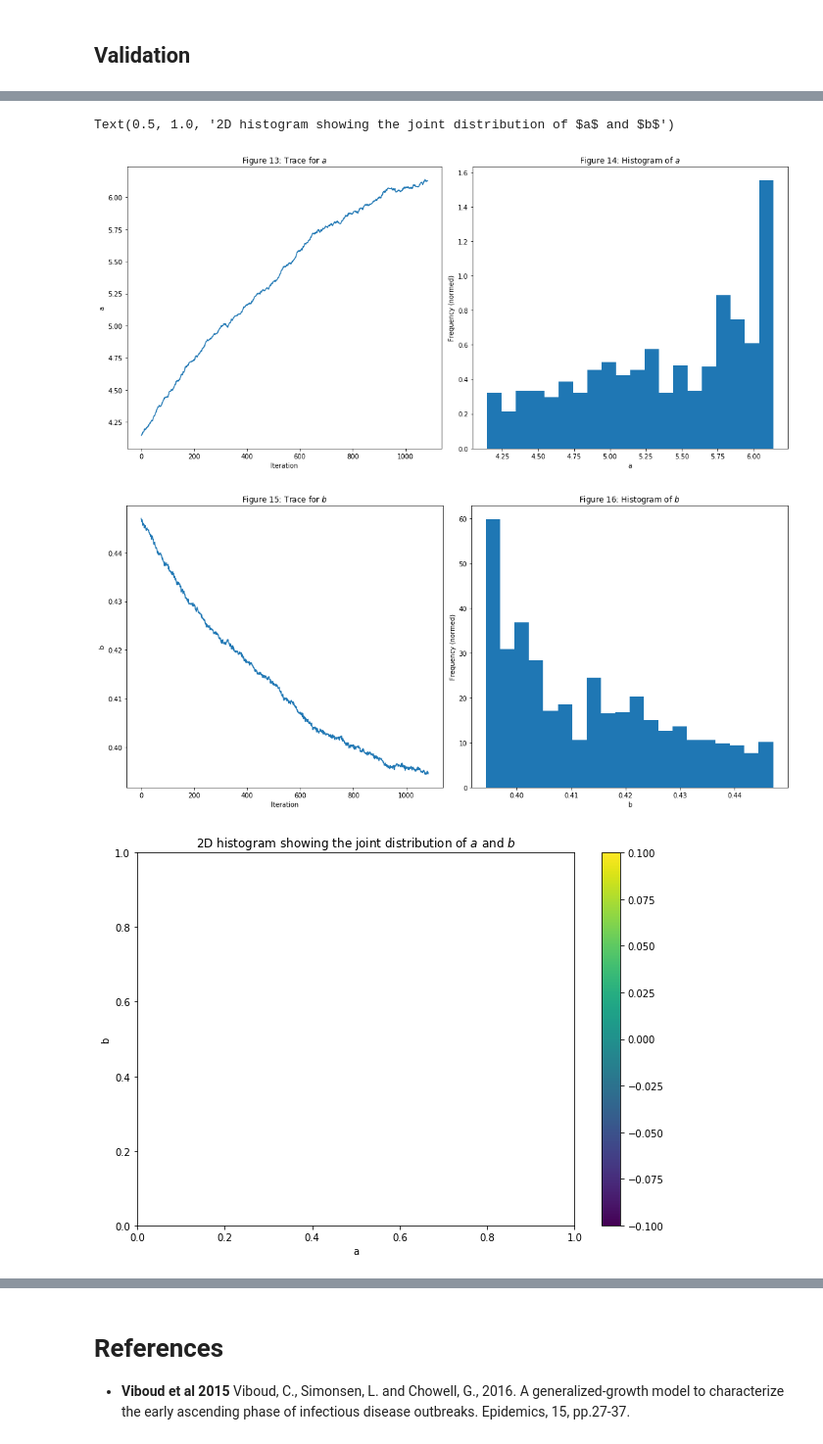
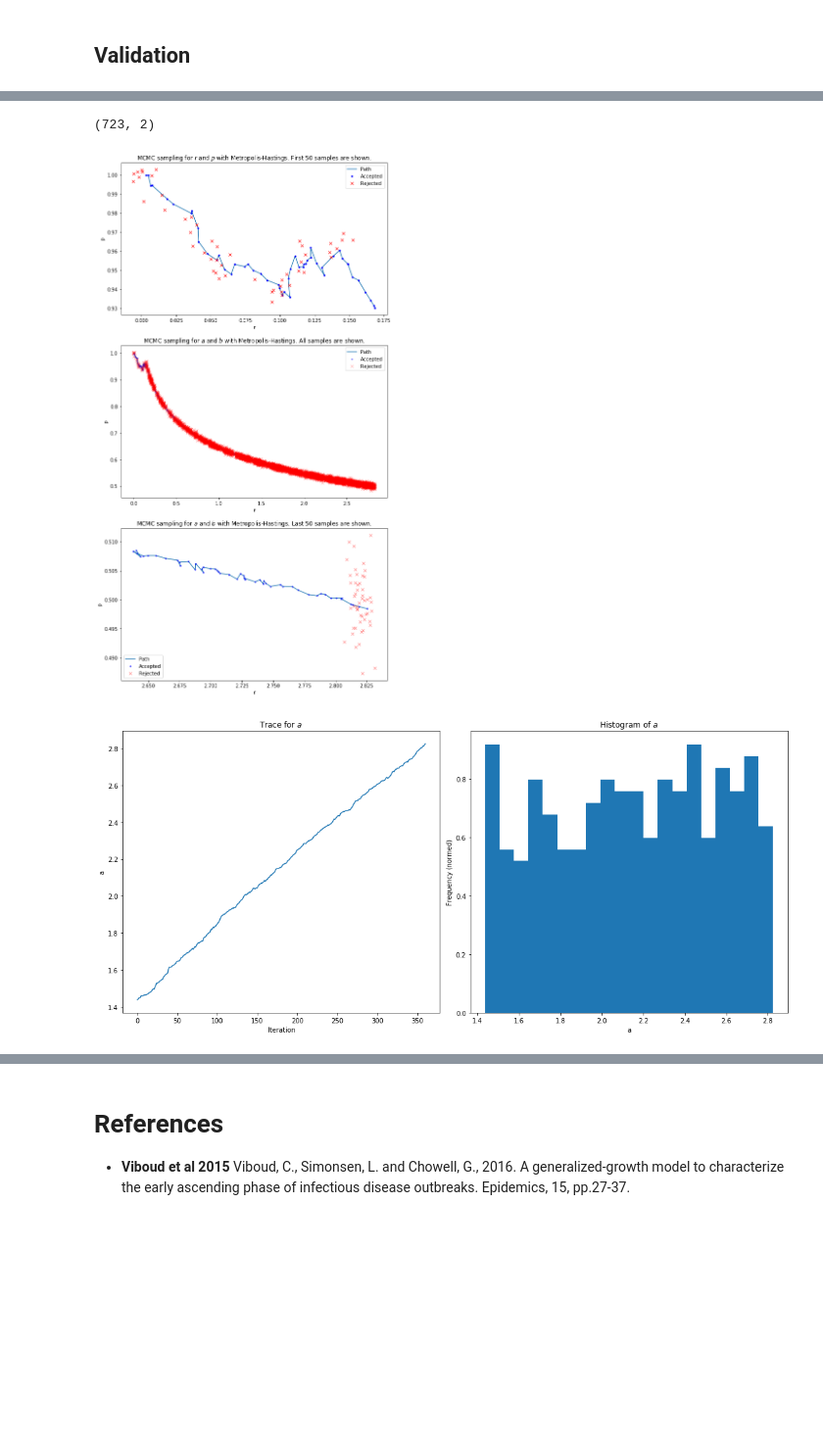
Before and after one commit to prashjha/StudyCovid19, a Jupyter notebook: process/bayesian/Assignment on Bayesian Inversion.ipynb, the cells around one changed output, grey strips where cells are left out. Shown: that part at 98% size. Cells and saved outputs as stored; diff of their text form; code cells hidden in the pictures; blank space fills up the shorter version.

```diff
--- a/process/bayesian/Assignment on Bayesian Inversion.ipynb
+++ b/process/bayesian/Assignment on Bayesian Inversion.ipynb
@@ -265,44 +200,9 @@ Text(0.5, 1.0, 'Figure 12: MCMC sampling for $a$ and $b$ with Metropolis-Hasting
-# %%
-show=int(-0.5*accepted.shape[0])
-hist_show=int(-0.50*accepted.shape[0])
-
-
-fig = plt.figure(figsize=(15,7))
-ax = fig.add_subplot(1,2,1)
-ax.plot(accepted[show:,0])
-ax.set_title("Figure 13: Trace for $a$")
-ax.set_xlabel("Iteration")
-ax.set_ylabel("a")
-ax = fig.add_subplot(1,2,2)
-ax.hist(accepted[hist_show:,0], bins=20, density=True)
-ax.set_ylabel("Frequency (normed)")
-ax.set_xlabel("a")
-ax.set_title("Figure 14: Histogram of $a$")
-fig.tight_layout()
-
-fig = plt.figure(figsize=(15,7))
-ax = fig.add_subplot(1,2,1)
-ax.plot(accepted[show:,1])
-ax.set_title("Figure 15: Trace for $b$")
-ax.set_xlabel("Iteration")
-ax.set_ylabel("b")
-ax = fig.add_subplot(1,2,2)
-ax.hist(accepted[hist_show:,1], bins=20, density=True)
-ax.set_ylabel("Frequency (normed)")
-ax.set_xlabel("b")
-ax.set_title("Figure 16: Histogram of $b$")
-fig.tight_layout()
-
-fig = plt.figure(figsize=(10,7))
-ax = fig.add_subplot(1,1,1)
-xbins, ybins = np.linspace(0,1,100), np.linspace(0,1,100)
-counts, xedges, yedges, im = ax.hist2d(accepted[hist_show:,0], accepted[hist_show:,1], density=True, bins=[xbins, ybins])
-ax.set_xlabel("a")
-ax.set_ylabel("b")
-fig.colorbar(im, ax=ax)
-ax.set_title("2D histogram showing the joint distribution of $a$ and $b$")
-# %% [output]
-Text(0.5, 1.0, '2D histogram showing the joint distribution of $a$ and $b$')
-[figure, removed]
-[figure, removed]
-[figure, removed]
+# %%
+accepted, rejected = solve_with_bayessian_mcmc(100, model1, [data[0,1]], [0.005,0.005], [0,1], 10000,data)
+print(accepted.shape)
+show_mcmc(accepted, rejected)
+show_param_distribution(accepted, rejected)
+# %% [output]
+(723, 2)
+[figure, added]
+[figure, added]
```
Also changed, not shown: parts of 16 cells of this notebook.
